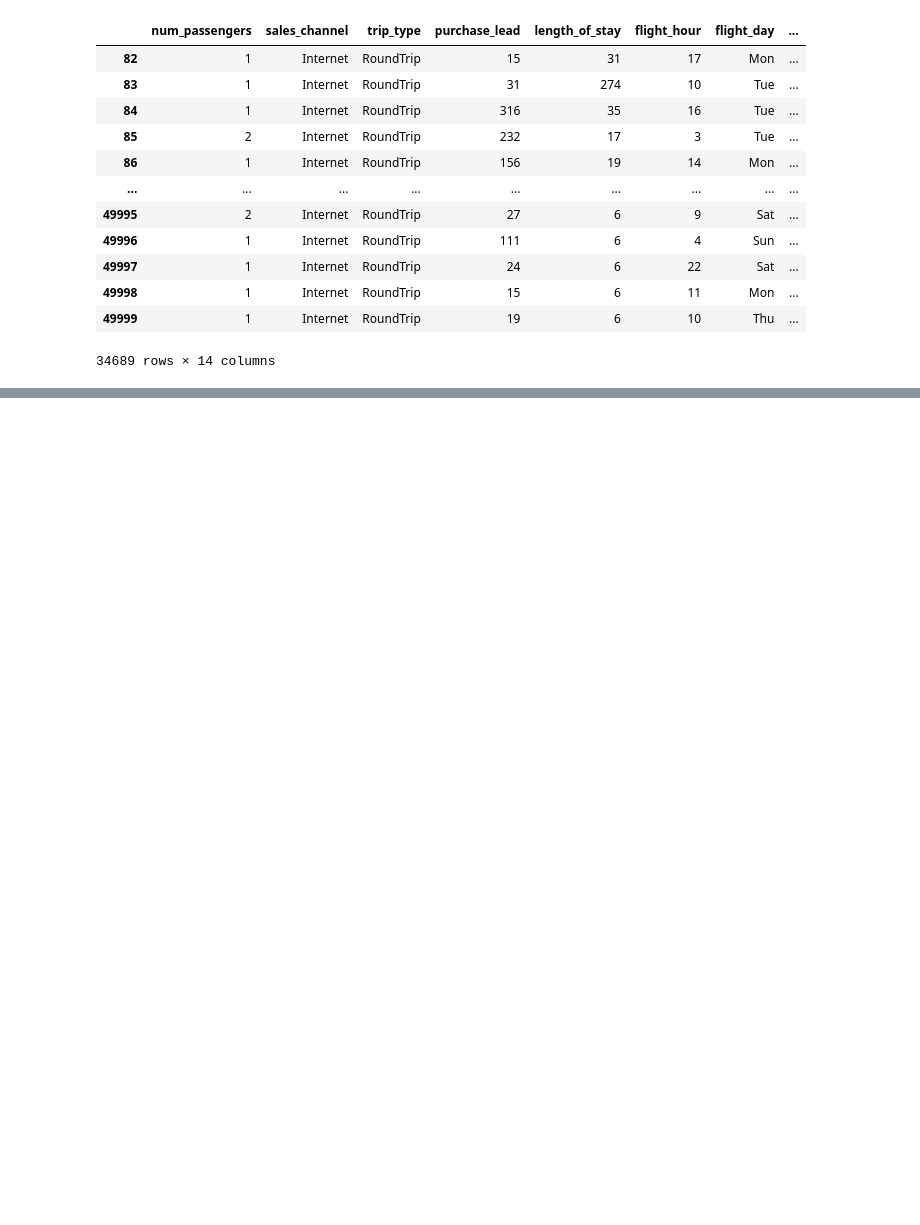
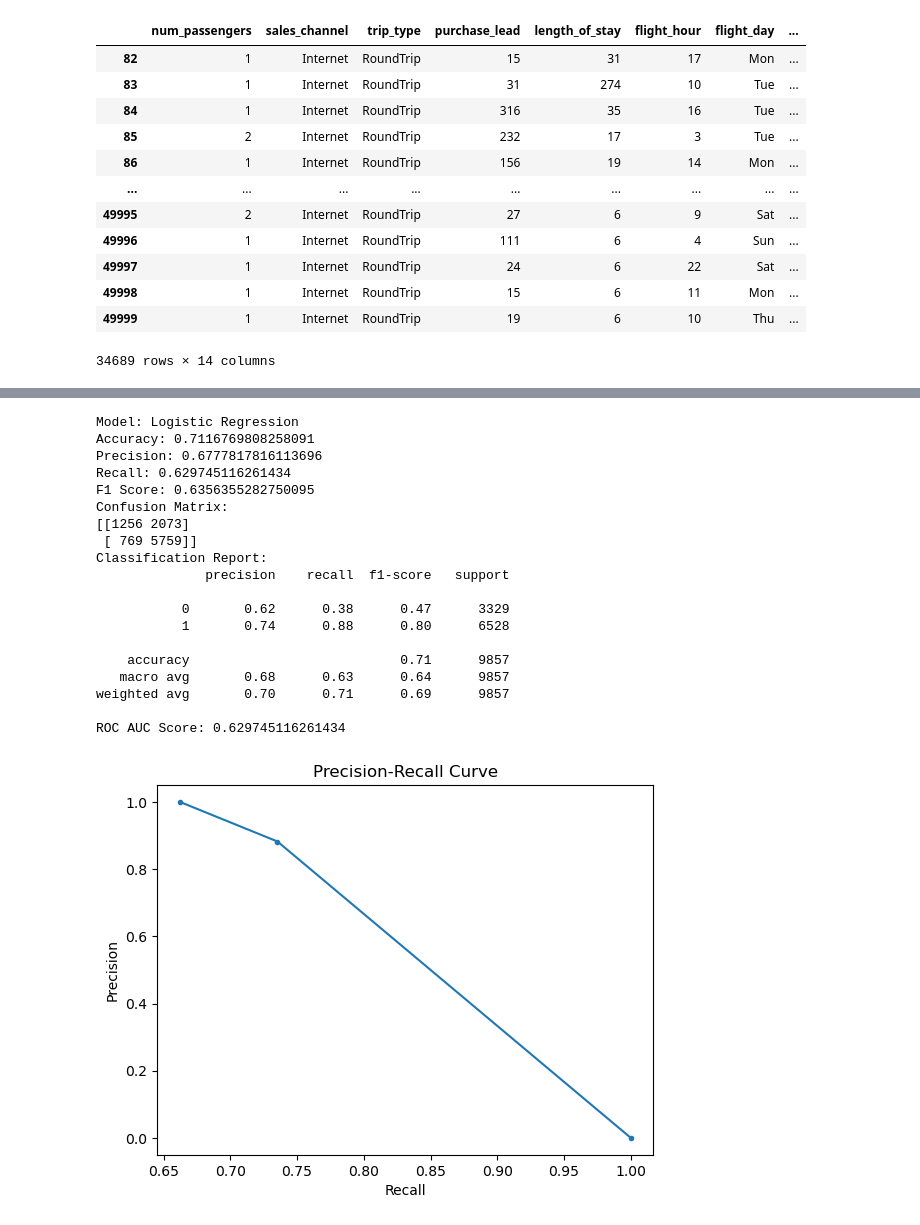
Before and after one commit to Alec12/data-science-secondary-projects, a Jupyter notebook: Data-Model-Portfolio/Oceania-Airlines-Bookings/model_building.ipynb, the cells around one changed output, grey strips where cells are left out. Saved outputs shown, nothing was run; the diff lists cells and outputs as text; code cells hidden in the pictures; blank space fills up the shorter version.

Commit message:
model building

```diff
--- a/Data-Model-Portfolio/Oceania-Airlines-Bookings/model_building.ipynb
+++ b/Data-Model-Portfolio/Oceania-Airlines-Bookings/model_building.ipynb
@@ -25,0 +233,2 @@ df[df['route'].isin(routes_over_x.index)]
+# %%
+X_train, X_test, y_train, y_test = train_test_split(X, y, train_size=0.80, random_state=42)
@@ -25,0 +250,9 @@ df[df['route'].isin(routes_over_x.index)]
+# %%
+# Initialize model
+rf_model = RandomForestClassifier()
+
+# Train model
+rf_model.fit(X_train, y_train)
+
+# Prediction
+rf_pred = rf_model.predict(X_test)
@@ -25,0 +261,9 @@ df[df['route'].isin(routes_over_x.index)]
+# %%
+# Initialize model
+lgbm_model = LGBMClassifier()
+
+# Train model
+lgbm_model.fit(X_train, y_train)
+
+# Prediction
+lgbm_pred = lgbm_model.predict(X_test)
@@ -25,0 +282,60 @@ df[df['route'].isin(routes_over_x.index)]
+# %%
+# Evaluation
+models = {
+    "Logistic Regression": logistic_pred,
+    "Random Forest": rf_pred,
+    "LightGBM": lgbm_pred
+}
+
+for name, pred in models.items():
+    print("Model:", name)
+    print("Accuracy:", accuracy_score(y_test, pred))
+    print("Precision:", precision_score(y_test, pred, average='macro'))
+    print("Recall:", recall_score(y_test, pred, average='macro'))
+    print("F1 Score:", f1_score(y_test, pred, average='macro'))
+    print("Confusion Matrix:")
+    print(confusion_matrix(y_test, pred))
+    print("Classification Report:")
+    print(classification_report(y_test, pred))
+
+    # ROC AUC Curve (for binary classification tasks)
+    try:
+        roc_auc = roc_auc_score(y_test, pred, average='macro', multi_class='ovr')
+        print("ROC AUC Score:", roc_auc)
+    except ValueError:
+        pass
+
+    # Precision-Recall Curve (for binary classification tasks)
+    try:
+        precision_recall = precision_recall_curve(y_test, pred, pos_label=1)
+        plt.figure()
+        plt.plot(precision_recall[0], precision_recall[1], marker='.')
+        plt.xlabel('Recall')
+        plt.ylabel('Precision')
+        plt.title('Precision-Recall Curve')
+        plt.show()
+    except ValueError:
+        pass
+
+    print("\n")
+# %% [output]
+Model: Logistic Regression
+Accuracy: 0.7116769808258091
+Precision: 0.6777817816113696
+Recall: 0.629745116261434
+F1 Score: 0.6356355282750095
+Confusion Matrix:
+[[1256 2073]
+ [ 769 5759]]
+Classification Report:
+              precision    recall  f1-score   support
+
+           0       0.62      0.38      0.47      3329
+           1       0.74      0.88      0.80      6528
+
+    accuracy                           0.71      9857
+   macro avg       0.68      0.63      0.64      9857
+weighted avg       0.70      0.71      0.69      9857
+
+ROC AUC Score: 0.629745116261434
+[figure, added]
```
Also changed, not shown: parts of 39 cells of this notebook, 2 other files.
